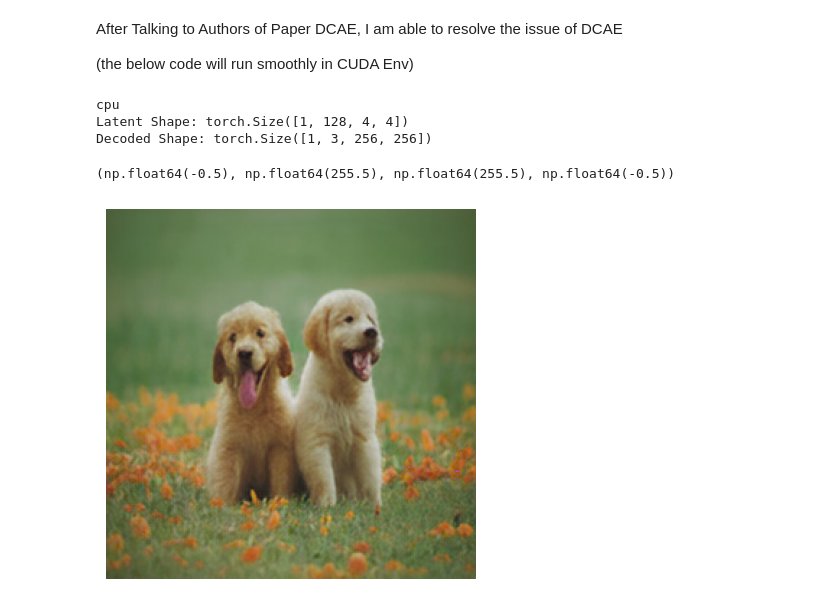
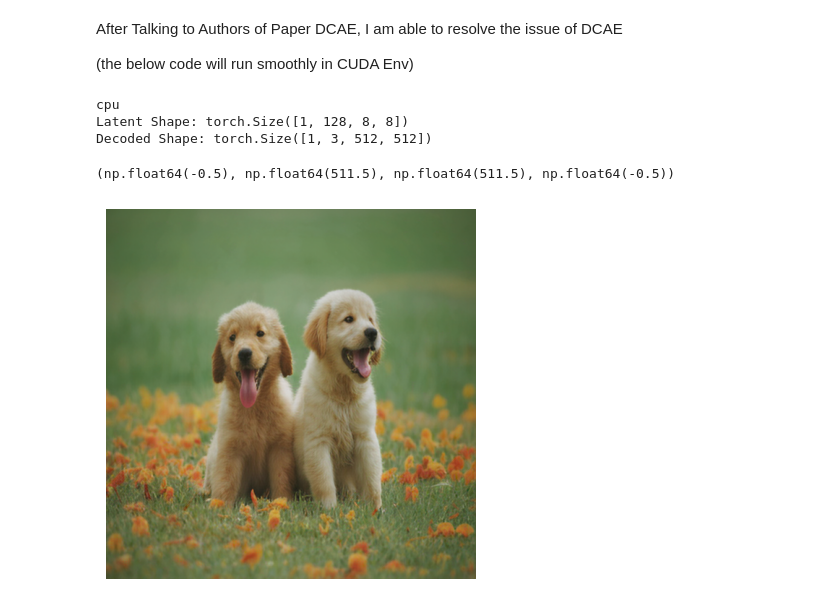
Before and after one commit to Ishushan02/Diffusion-Transformer-Text-To-Image-Generation, a Jupyter notebook: 2_imageEncodings.ipynb, the cells around one changed output. Saved outputs shown, nothing was run; the diff lists cells and outputs as text; code cells hidden in the pictures.

Commit message:
Image Encodings

```diff
--- a/2_imageEncodings.ipynb
+++ b/2_imageEncodings.ipynb
@@ -50,7 +50,7 @@ vae.parameters
 )>
 # %%
 preprocess = transforms.Compose([
-    transforms.Resize((256, 256)),
+    transforms.Resize((512, 512)),
     transforms.ToTensor(),
     transforms.Normalize([0.5]*3, [0.5]*3)])
 
@@ -92,21 +92,21 @@ After Talking to Authors of Paper DCAE, I am able to resolve the issue of DCAE
 # %%
 device = torch.device("cuda" if torch.cuda.is_available() else "cpu")
 print(device)
-dc_ae: AutoencoderDC = AutoencoderDC.from_pretrained(f"mit-han-lab/dc-ae-f64c128-in-1.0-diffusers", torch_dtype=torch.float32).to(device).eval()
+dc_ae = AutoencoderDC.from_pretrained(f"mit-han-lab/dc-ae-f64c128-in-1.0-diffusers", torch_dtype=torch.float32).to(device).eval()
 
 
 x = image_tensor.to(device)
 latent = dc_ae.encode(x).latent
 print(f"Latent Shape: {latent.shape}")
 y = dc_ae.decode(latent).sample
 print(f"Decoded Shape: {y.shape}")
 decodedImg = y * 0.5 + 0.5
 decoded_image = transforms.ToPILImage()(decodedImg.squeeze(0))
 plt.imshow(decoded_image)
 plt.axis('off')
 # %% [output]
 cpu
-Latent Shape: torch.Size([1, 128, 4, 4])
-Decoded Shape: torch.Size([1, 3, 256, 256])
+Latent Shape: torch.Size([1, 128, 8, 8])
+Decoded Shape: torch.Size([1, 3, 512, 512])
-(np.float64(-0.5), np.float64(255.5), np.float64(255.5), np.float64(-0.5))
+(np.float64(-0.5), np.float64(511.5), np.float64(511.5), np.float64(-0.5))
-[figure, old version]
+[figure, new version]
```
Also changed, not shown: parts of 1 cell of this notebook.
